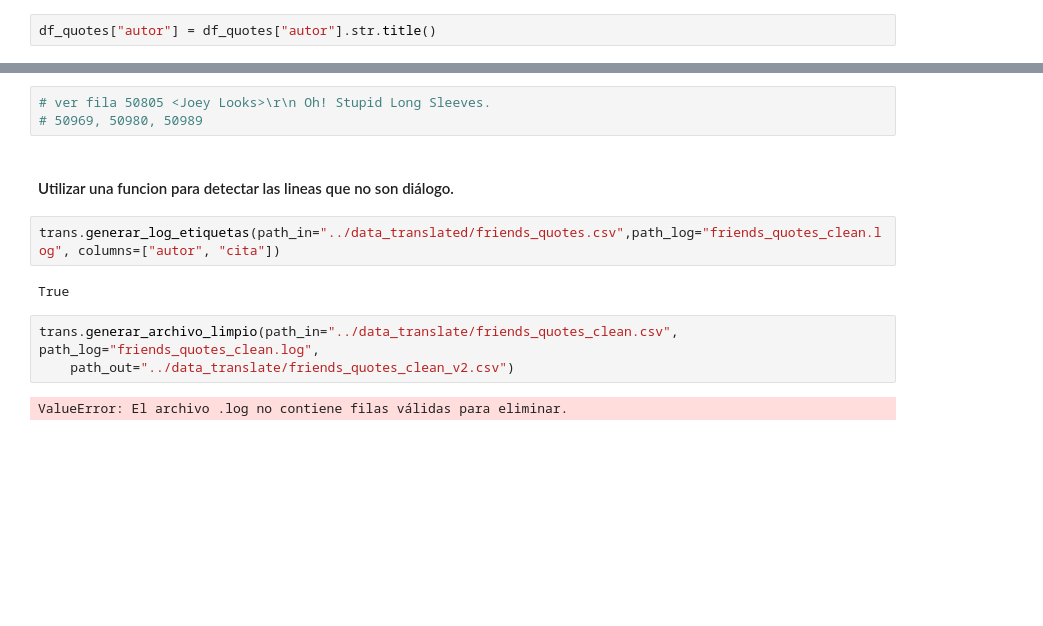
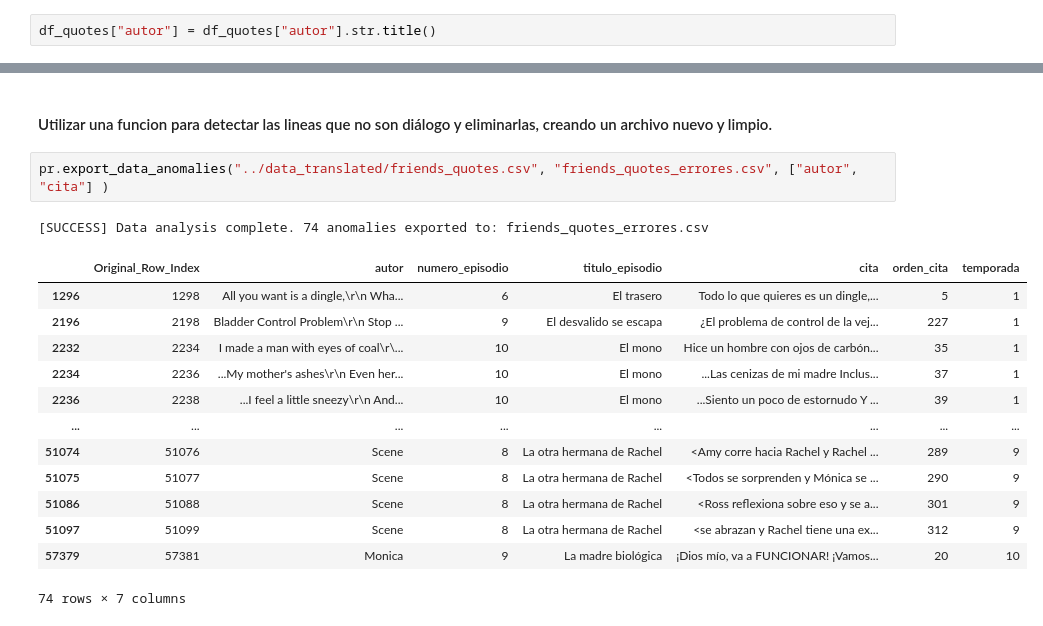
Before and after one commit to Dacil235/friends-analytics-workflow, a Jupyter notebook: notebooks/02_etl_friends.ipynb, the cells around one changed output, grey strips where cells are left out. Cells and saved outputs as stored; diff of their text form; blank space fills up the shorter version.

Commit message:
Modificaciones en las funciones de limpieza de datasets

```diff
--- a/notebooks/02_etl_friends.ipynb
+++ b/notebooks/02_etl_friends.ipynb
@@ -226,14 +228,19 @@ df_quotes.sample(20)
-# %%
-# ver fila 50805 <Joey Looks>\r\n Oh! Stupid Long Sleeves.
-# 50969, 50980, 50989
 # %% [markdown]
-#### Utilizar una funcion para detectar las lineas que no son diálogo.
+#### Utilizar una funcion para detectar las lineas que no son diálogo y eliminarlas, creando un archivo nuevo y limpio.
-# %%
-trans.generar_log_etiquetas(path_in="../data_translated/friends_quotes.csv",path_log="friends_quotes_clean.log", columns=["autor", "cita"])
-# %% [output]
-True
-# %%
-trans.generar_archivo_limpio(path_in="../data_translate/friends_quotes_clean.csv", path_log="friends_quotes_clean.log",
-    path_out="../data_translate/friends_quotes_clean_v2.csv")
-# %% [output]
-ValueError: El archivo .log no contiene filas válidas para eliminar.
+# %%
+pr.export_data_anomalies("../data_translated/friends_quotes.csv", "friends_quotes_errores.csv", ["autor", "cita"] )
+# %% [output]
+[SUCCESS] Data analysis complete. 74 anomalies exported to: friends_quotes_errores.csv
+|  | Original_Row_Index | autor | numero_episodio | titulo_episodio | cita | orden_cita | temporada |
+| 1296 | 1298 | All you want is a dingle,\r\n Wha... | 6 | El trasero | Todo lo que quieres es un dingle,... | 5 | 1 |
+| 2196 | 2198 | Bladder Control Problem\r\n Stop ... | 9 | El desvalido se escapa | ¿El problema de control de la vej... | 227 | 1 |
+| 2232 | 2234 | I made a man with eyes of coal\r\... | 10 | El mono | Hice un hombre con ojos de carbón... | 35 | 1 |
+| 2234 | 2236 | ...My mother's ashes\r\n Even her... | 10 | El mono | ...Las cenizas de mi madre Inclus... | 37 | 1 |
+| 2236 | 2238 | ...I feel a little sneezy\r\n And... | 10 | El mono | ...Siento un poco de estornudo Y ... | 39 | 1 |
+| ... | ... | ... | ... | ... | ... | ... | ... |
+| 51074 | 51076 | Scene | 8 | La otra hermana de Rachel | <Amy corre hacia Rachel y Rachel ... | 289 | 9 |
+| 51075 | 51077 | Scene | 8 | La otra hermana de Rachel | <Todos se sorprenden y Mónica se ... | 290 | 9 |
+| 51086 | 51088 | Scene | 8 | La otra hermana de Rachel | <Ross reflexiona sobre eso y se a... | 301 | 9 |
+| 51097 | 51099 | Scene | 8 | La otra hermana de Rachel | <se abrazan y Rachel tiene una ex... | 312 | 9 |
+| 57379 | 57381 | Monica | 9 | La madre biológica | ¡Dios mío, va a FUNCIONAR! ¡Vamos... | 20 | 10 |
+74 rows × 7 columns
```
Also changed, not shown: parts of 5 cells of this notebook, 5 other files.
